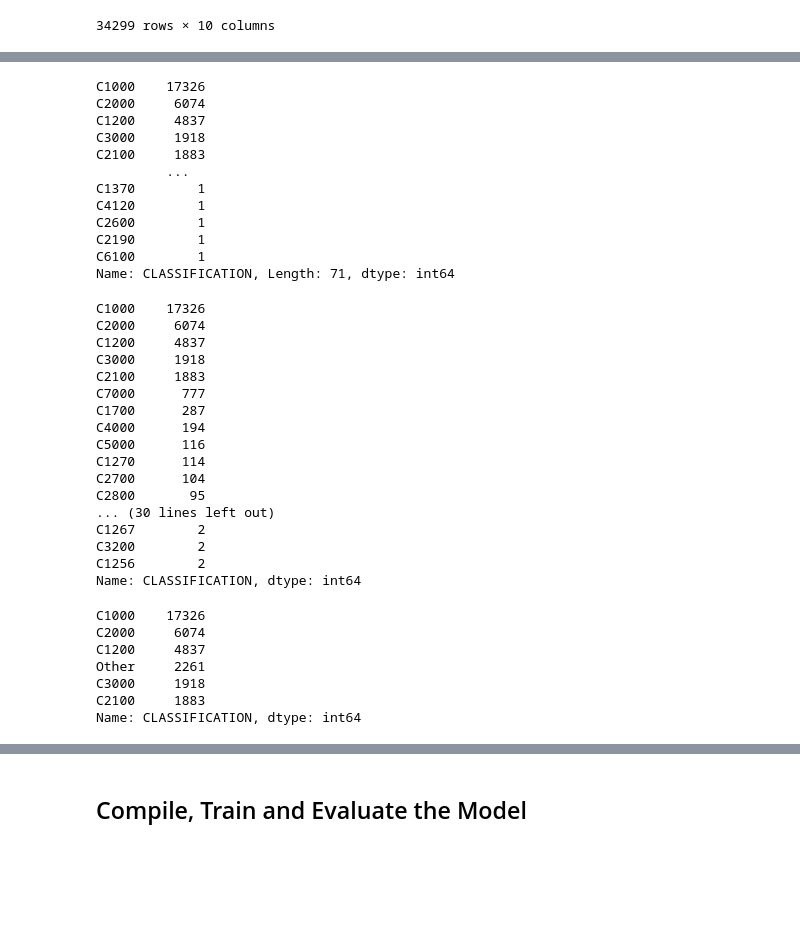
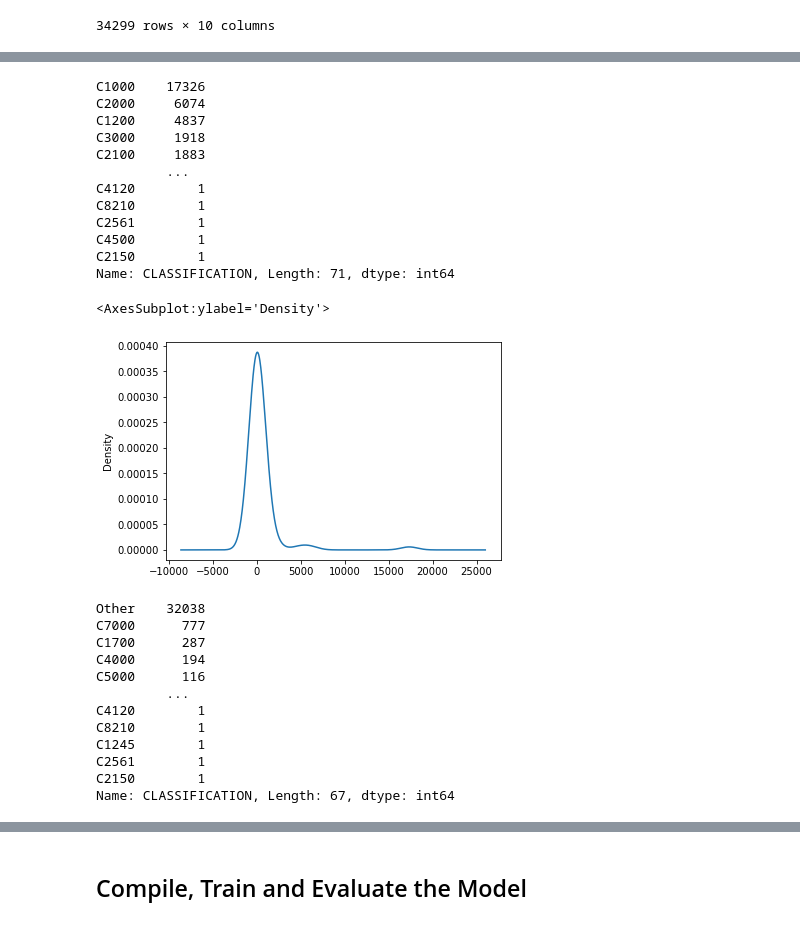
Before and after one commit to Barlow0471/Deep-Learning, a Jupyter notebook: Starter_Code.ipynb, the cells around one changed output, grey strips where cells are left out. Cells and saved outputs as stored; diff of their text form; code cells hidden in the pictures; blank space fills up the shorter version.

```diff
--- a/Starter_Code.ipynb
+++ b/Starter_Code.ipynb
@@ -62,7 +48,7 @@ array(['T10', 'T3', 'T5', 'T7', 'T4', 'T6', 'T2', 'T9', 'T19', 'T8',
 # %%
 # Choose a cutoff value and create a list of application types to be replaced
 # use the variable name `application_types_to_replace`
-#  YOUR CODE GOES HERE
+application_types_to_replace = list(application_count[application_count < 500].index)
 
 # Replace in dataframe
 for app in application_types_to_replace:
@@ -75,6 +70,7 @@ NameError: name 'application_types_to_replace' is not defined
 # %%
 # Look at CLASSIFICATION value counts for binning
-#  YOUR CODE GOES HERE
+classification_count = application_df['CLASSIFICATION'].value_counts()
+classification_count
 # %% [output]
 C1000    17326
 C2000     6074
@@ -82,37 +78,22 @@ C1200     4837
 C3000     1918
 C2100     1883
          ...
-C1370        1
 C4120        1
-C2600        1
-C2190        1
-C6100        1
+C8210        1
+C2561        1
+C4500        1
+C2150        1
 Name: CLASSIFICATION, Length: 71, dtype: int64
 # %%
 # You may find it helpful to look at CLASSIFICATION value counts >1
-#  YOUR CODE GOES HERE
+classification_count.plot.density()
 # %% [output]
-C1000    17326
-C2000     6074
-C1200     4837
-C3000     1918
-C2100     1883
-C7000      777
-C1700      287
-C4000      194
-C5000      116
-C1270      114
-C2700      104
-C2800       95
-... (30 lines left out)
-C1267        2
-C3200        2
-C1256        2
-Name: CLASSIFICATION, dtype: int64
+<AxesSubplot:ylabel='Density'>
+[figure, added]
 # %%
 # Choose a cutoff value and create a list of classifications to be replaced
 # use the variable name `classifications_to_replace`
-#  YOUR CODE GOES HERE
+classifications_to_replace = list(classification_count[classification_count > 1800].index)
 
 # Replace in dataframe
 for cls in classifications_to_replace:
@@ -121,13 +102,18 @@ for cls in classifications_to_replace:
 # Check to make sure binning was successful
 application_df['CLASSIFICATION'].value_counts()
 # %% [output]
-C1000    17326
-C2000     6074
-C1200     4837
-Other     2261
-C3000     1918
-C2100     1883
-Name: CLASSIFICATION, dtype: int64
+Other    32038
+C7000      777
+C1700      287
+C4000      194
+C5000      116
+         ...
+C4120        1
+C8210        1
+C1245        1
+C2561        1
+C2150        1
+Name: CLASSIFICATION, Length: 67, dtype: int64
 # %%
 # Convert categorical data to numeric with `pd.get_dummies`
 #  YOUR CODE GOES HERE
```
Also changed, not shown: parts of 5 cells of this notebook.
